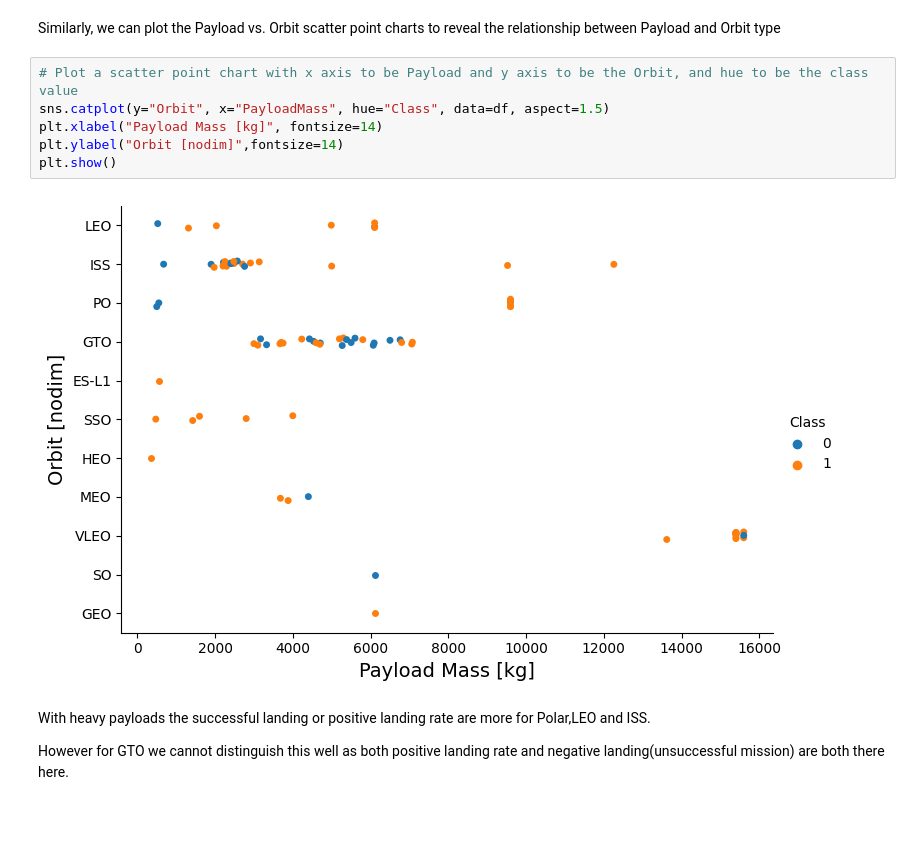
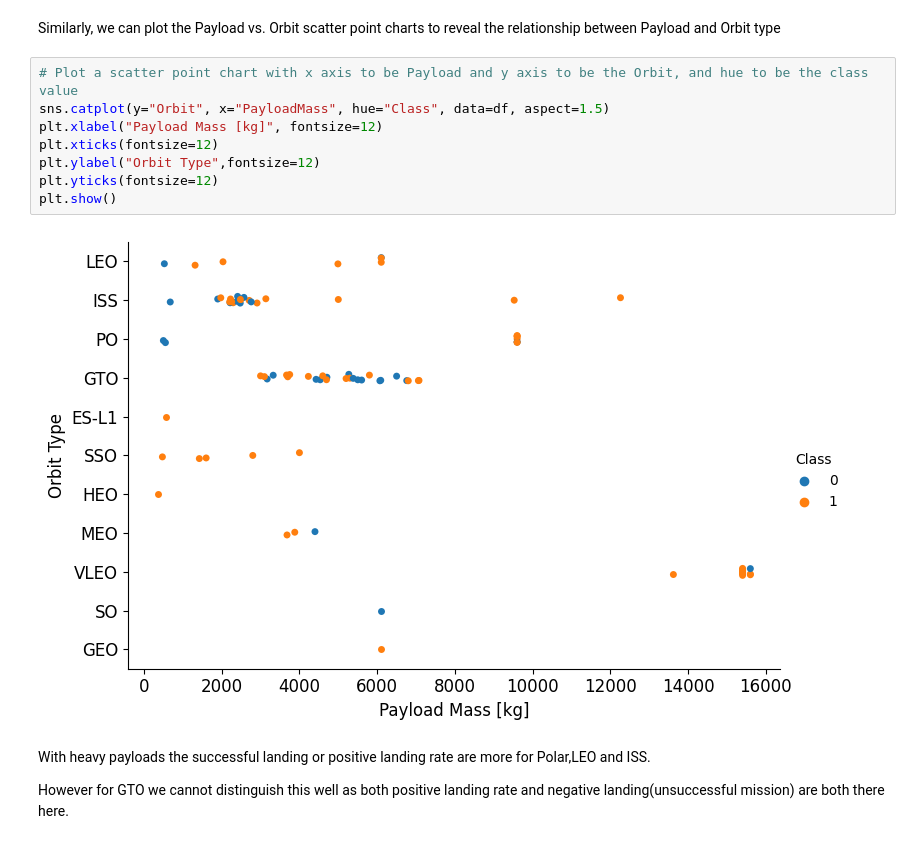
Before and after one commit to kyle-winnaar/data-science-capstone, a Jupyter notebook: labs/week-2/lab-5-eda-dataviz.ipynb, the cells around one changed output. Saved outputs shown, nothing was run; the diff lists cells and outputs as text; blank space fills up the shorter version.

```diff
--- a/labs/week-2/lab-5-eda-dataviz.ipynb
+++ b/labs/week-2/lab-5-eda-dataviz.ipynb
@@ -152,11 +156,13 @@ Similarly, we can plot the Payload vs. Orbit scatter point charts to reveal the
 # %%
 # Plot a scatter point chart with x axis to be Payload and y axis to be the Orbit, and hue to be the class value
 sns.catplot(y="Orbit", x="PayloadMass", hue="Class", data=df, aspect=1.5)
-plt.xlabel("Payload Mass [kg]", fontsize=14)
-plt.ylabel("Orbit [nodim]",fontsize=14)
+plt.xlabel("Payload Mass [kg]", fontsize=12)
+plt.xticks(fontsize=12)
+plt.ylabel("Orbit Type",fontsize=12)
+plt.yticks(fontsize=12)
 plt.show()
 # %% [output]
-[figure, old version]
+[figure, new version]
 # %% [markdown]
 With heavy payloads the successful landing or positive landing rate are more for Polar,LEO and ISS.
 
```
Also changed, not shown: parts of 10 cells of this notebook, 1 other file.
